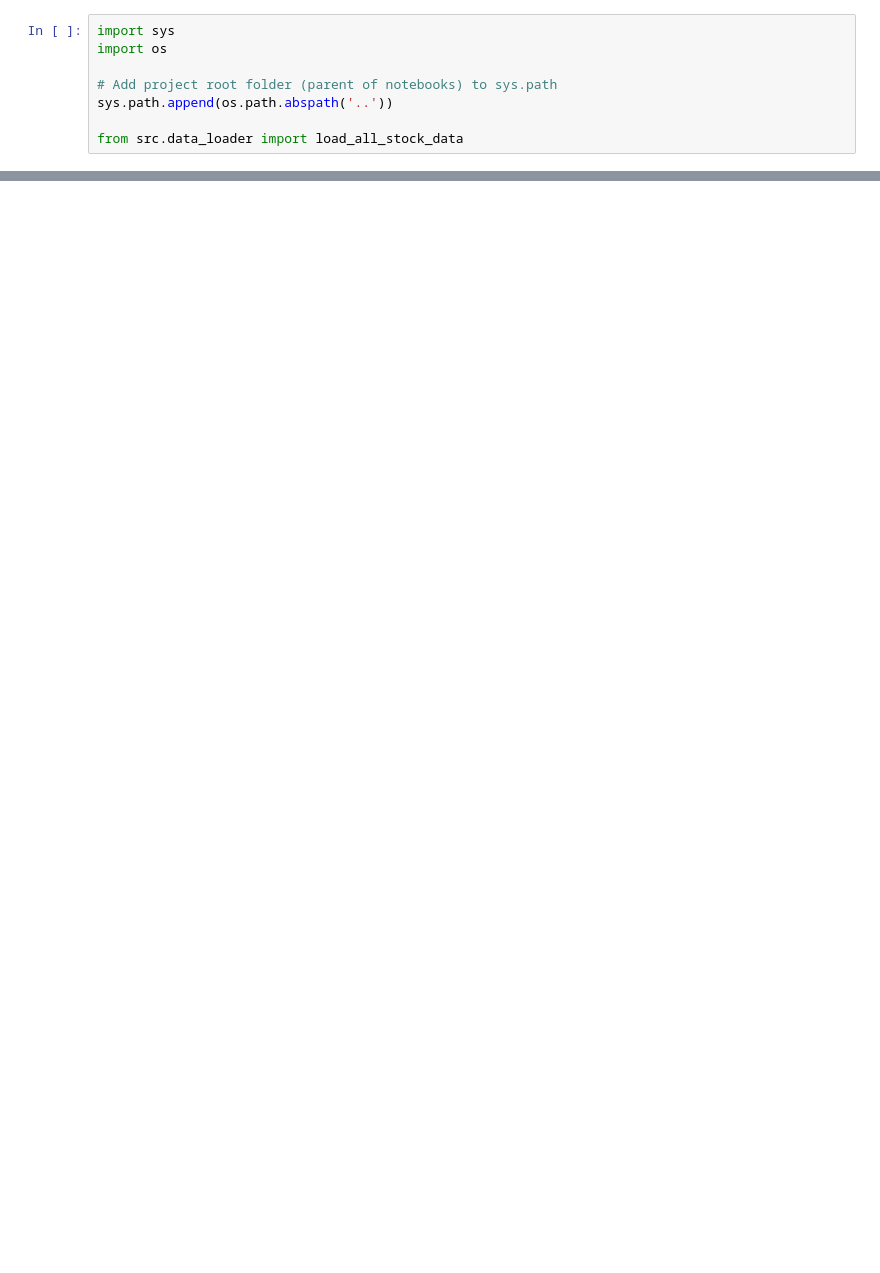
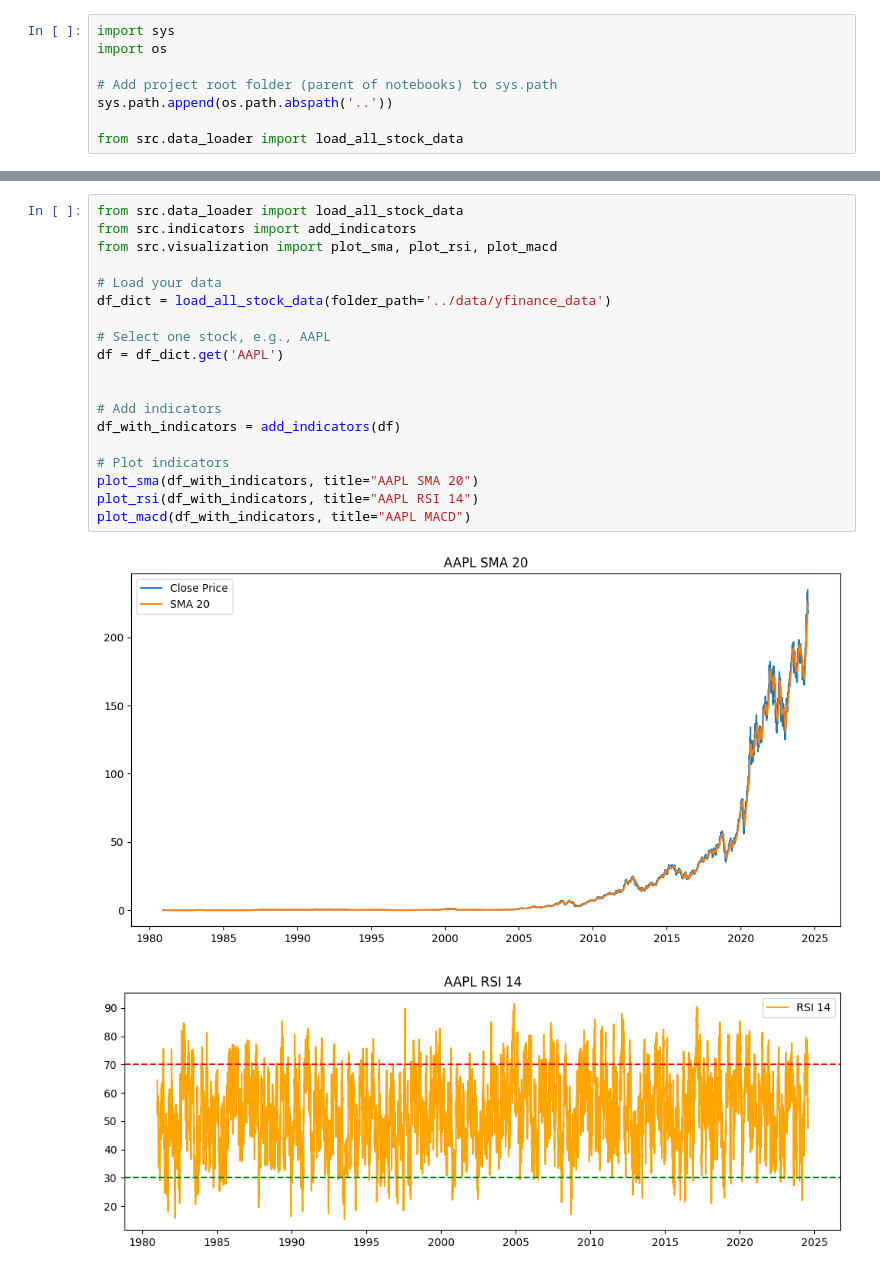
Before and after one commit to Selamawit-Alemu/fns-news-sentiment-analysis, a Jupyter notebook: notebooks/quantitative_analysis.ipynb, the cells around one changed output, grey strips where cells are left out. Saved outputs shown, nothing was run; the diff lists cells and outputs as text; blank space fills up the shorter version.

```diff
--- a/notebooks/quantitative_analysis.ipynb
+++ b/notebooks/quantitative_analysis.ipynb
@@ -102 +102,23 @@ Processing GOOG_historical_data...
 ... (23 outputs left out)
+# %%
+from src.data_loader import load_all_stock_data
+from src.indicators import add_indicators
+from src.visualization import plot_sma, plot_rsi, plot_macd
+
+# Load your data
+df_dict = load_all_stock_data(folder_path='../data/yfinance_data')
+
+# Select one stock, e.g., AAPL
+df = df_dict.get('AAPL')
+
+
+# Add indicators
+df_with_indicators = add_indicators(df)
+
+# Plot indicators
+plot_sma(df_with_indicators, title="AAPL SMA 20")
+plot_rsi(df_with_indicators, title="AAPL RSI 14")
+plot_macd(df_with_indicators, title="AAPL MACD")
+# %% [output]
+[figure, added]
+[figure, added]
```
Also changed, not shown: parts of 16 cells of this notebook, 4 other files.
